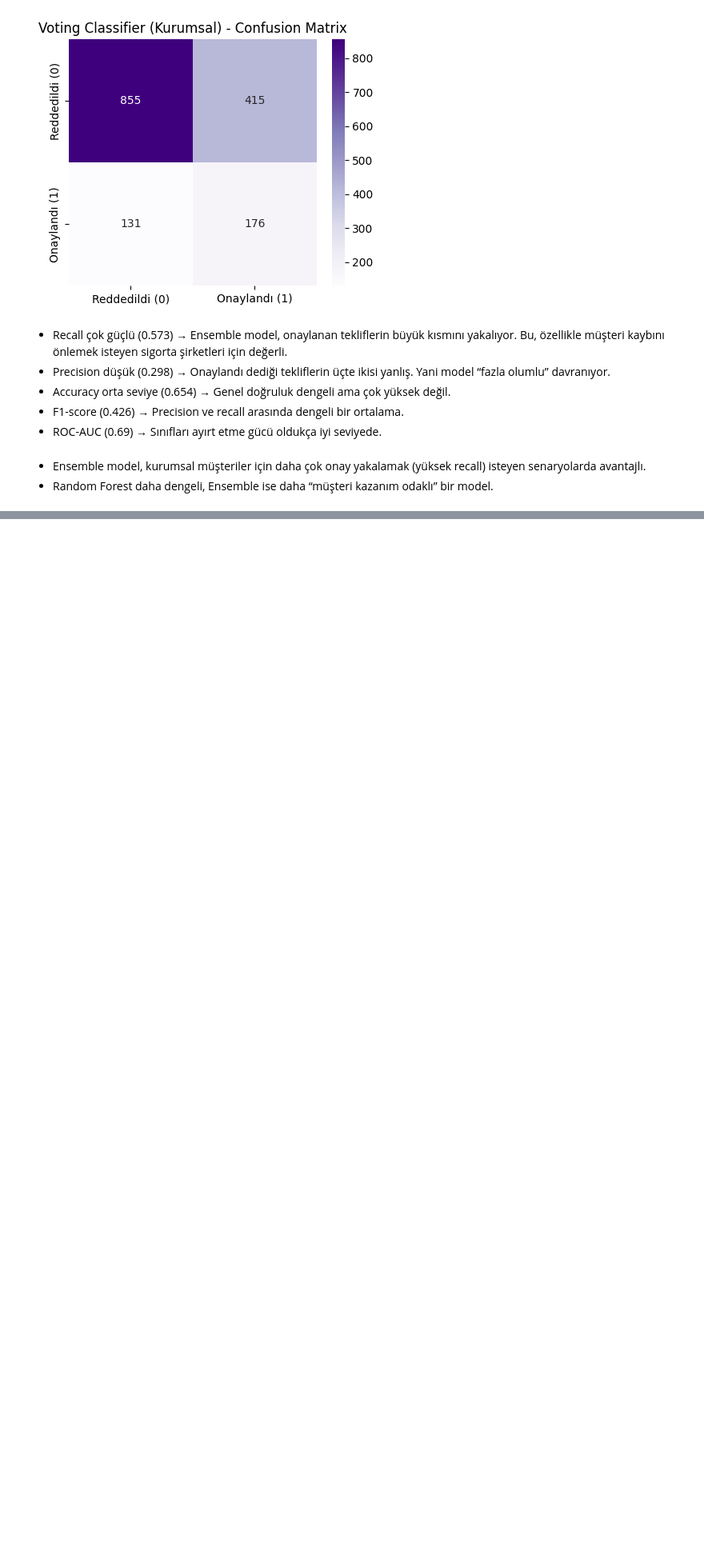
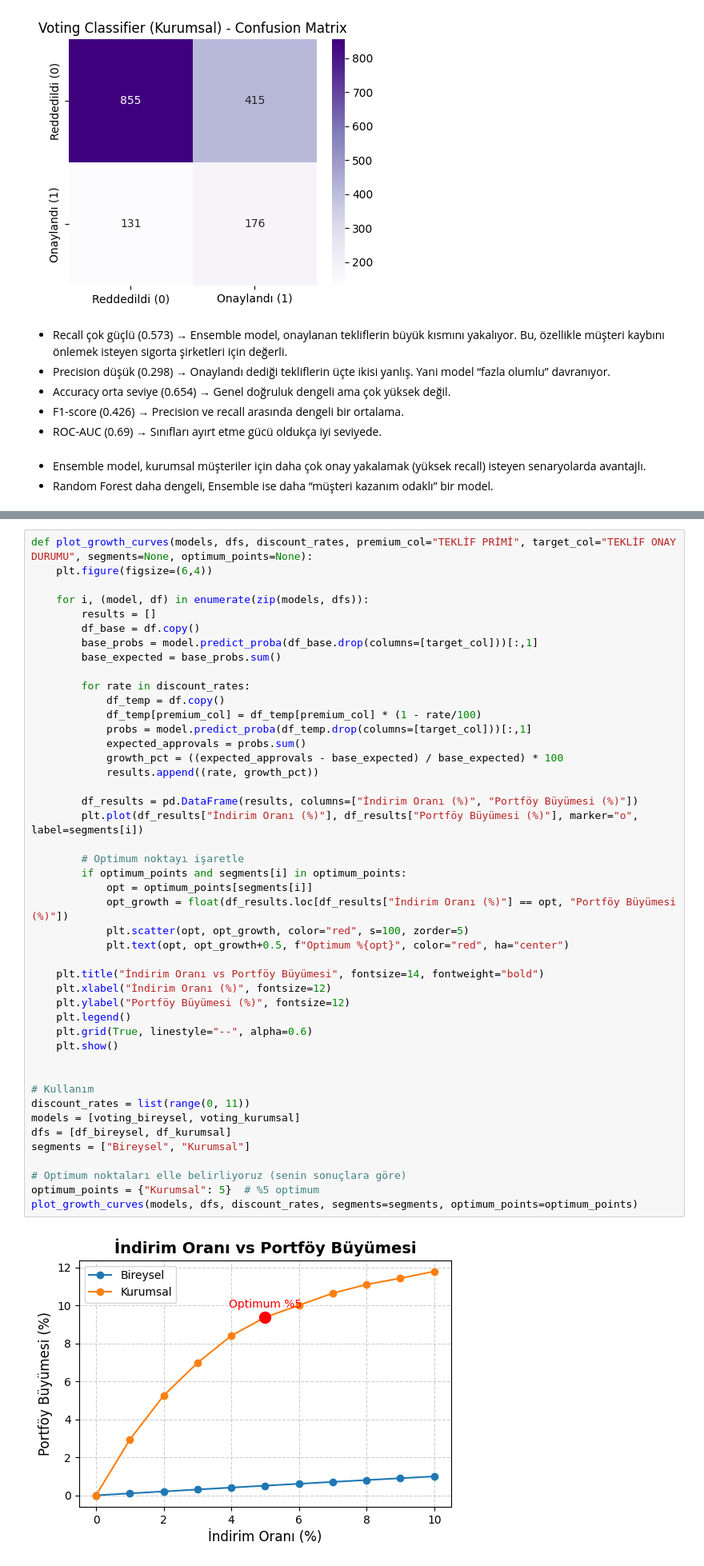
Before and after one commit to incieryilmazz/Insurance--Project, a Jupyter notebook: Tahminleme Modeli Çalışması.ipynb, the cells around one changed output, grey strips where cells are left out. Shown at 80% size. Drawn from its saved outputs; the diff is of its cells as text; blank space fills up the shorter version.

```diff
--- a/Tahminleme Modeli Çalışması.ipynb
+++ b/Tahminleme Modeli Çalışması.ipynb
@@ -1815,0 +1909,47 @@ ROC-AUC: 0.69
+# %%
+def plot_growth_curves(models, dfs, discount_rates, premium_col="TEKLİF PRİMİ", target_col="TEKLİF ONAY DURUMU", segments=None, optimum_points=None):
+    plt.figure(figsize=(6,4))
+
+    for i, (model, df) in enumerate(zip(models, dfs)):
+        results = []
+        df_base = df.copy()
+        base_probs = model.predict_proba(df_base.drop(columns=[target_col]))[:,1]
+        base_expected = base_probs.sum()
+
+        for rate in discount_rates:
+            df_temp = df.copy()
+            df_temp[premium_col] = df_temp[premium_col] * (1 - rate/100)
+            probs = model.predict_proba(df_temp.drop(columns=[target_col]))[:,1]
+            expected_approvals = probs.sum()
+            growth_pct = ((expected_approvals - base_expected) / base_expected) * 100
+            results.append((rate, growth_pct))
+
+        df_results = pd.DataFrame(results, columns=["İndirim Oranı (%)", "Portföy Büyümesi (%)"])
+        plt.plot(df_results["İndirim Oranı (%)"], df_results["Portföy Büyümesi (%)"], marker="o", label=segments[i])
+
+        # Optimum noktayı işaretle
+        if optimum_points and segments[i] in optimum_points:
+            opt = optimum_points[segments[i]]
+            opt_growth = float(df_results.loc[df_results["İndirim Oranı (%)"] == opt, "Portföy Büyümesi (%)"])
+            plt.scatter(opt, opt_growth, color="red", s=100, zorder=5)
+            plt.text(opt, opt_growth+0.5, f"Optimum %{opt}", color="red", ha="center")
+
+    plt.title("İndirim Oranı vs Portföy Büyümesi", fontsize=14, fontweight="bold")
+    plt.xlabel("İndirim Oranı (%)", fontsize=12)
+    plt.ylabel("Portföy Büyümesi (%)", fontsize=12)
+    plt.legend()
+    plt.grid(True, linestyle="--", alpha=0.6)
+    plt.show()
+
+
+# Kullanım
+discount_rates = list(range(0, 11))
+models = [voting_bireysel, voting_kurumsal]
+dfs = [df_bireysel, df_kurumsal]
+segments = ["Bireysel", "Kurumsal"]
+
+# Optimum noktaları elle belirliyoruz (senin sonuçlara göre)
+optimum_points = {"Kurumsal": 5}  # %5 optimum
+plot_growth_curves(models, dfs, discount_rates, segments=segments, optimum_points=optimum_points)
+# %% [output]
+[figure, added]
```
Also changed, not shown: parts of 6 cells of this notebook.
